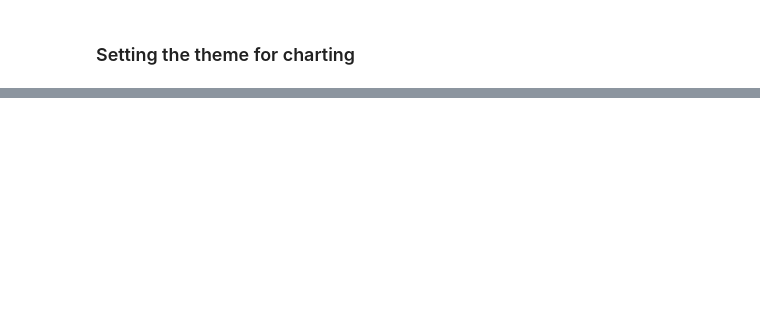
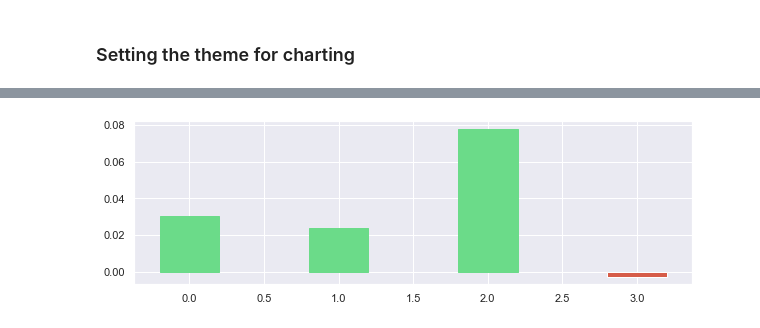
Before and after one commit to praven07/market-analysis, a Jupyter notebook: QuarterlyReturn.ipynb, the cells around one changed output, grey strips where cells are left out. Saved outputs shown, nothing was run; the diff lists cells and outputs as text; code cells hidden in the pictures; blank space fills up the shorter version.

```diff
--- a/QuarterlyReturn.ipynb
+++ b/QuarterlyReturn.ipynb
@@ -59,0 +65,4 @@ plt.show()
+# %%
+plot_quarterly_return("XLF", "10y")
+# %% [output]
+[figure, added]
```
Also changed, not shown: parts of 32 cells of this notebook.
